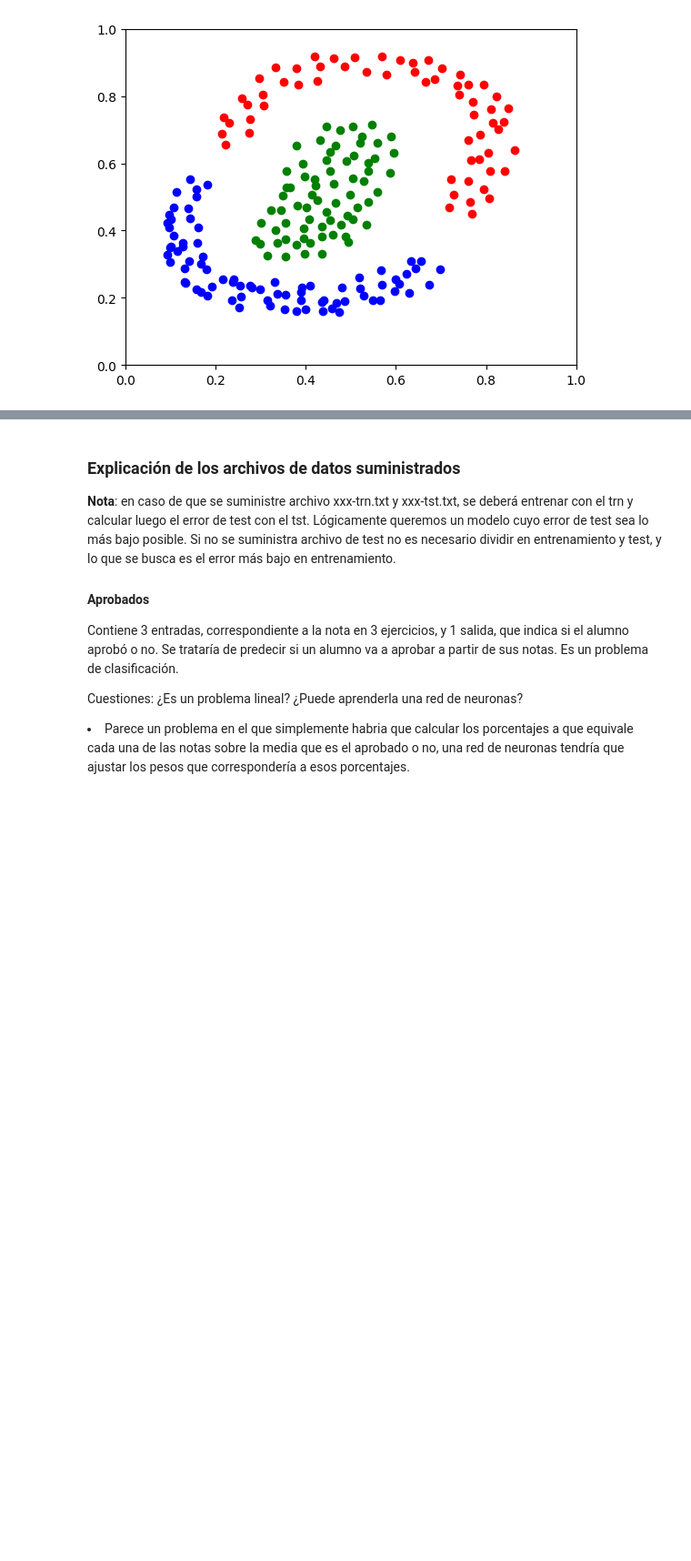
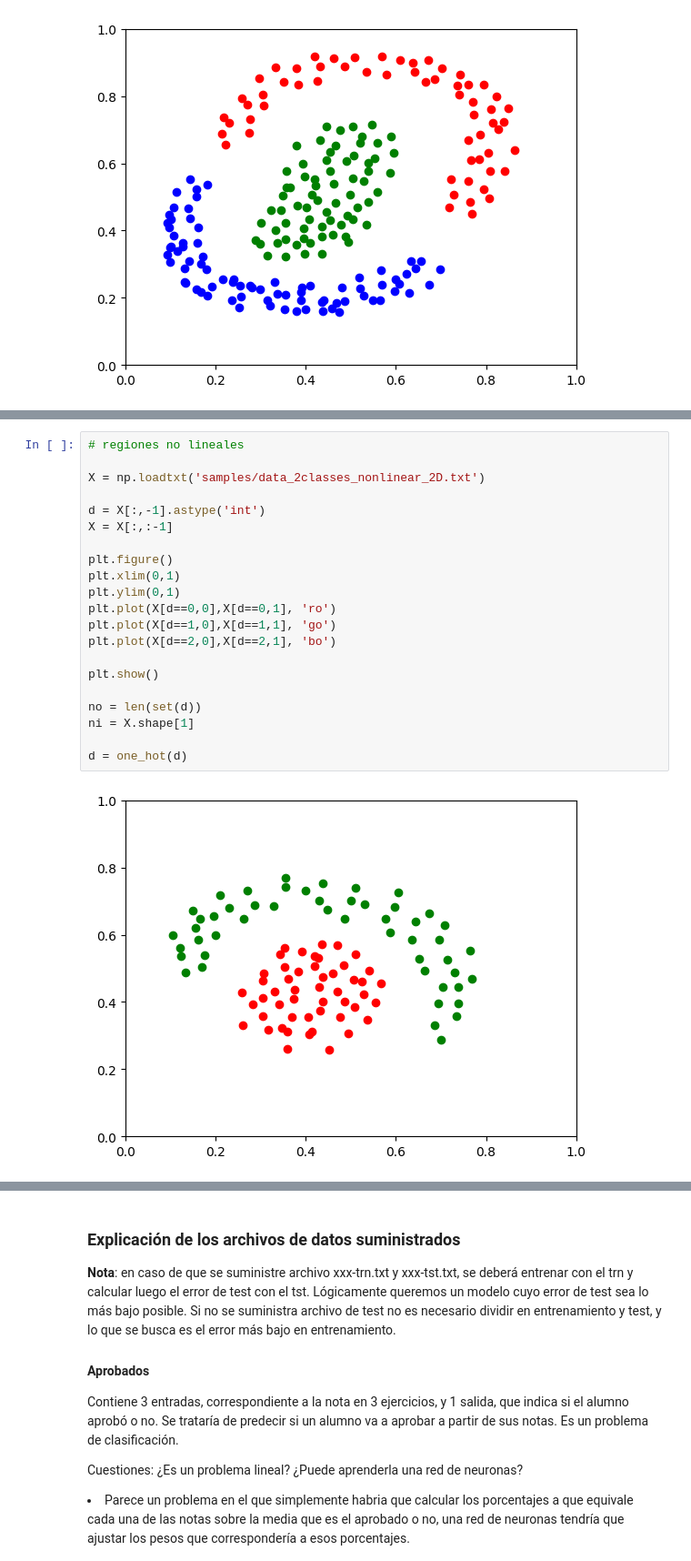
Before and after one commit to miguel-mxrxrx04/neuralnetworkfromscratch, a Jupyter notebook: Perceptrones/perceptron_alumno.ipynb, the cells around one changed output, grey strips where cells are left out. Shown at 91% size. Saved outputs shown, nothing was run; the diff lists cells and outputs as text; blank space fills up the shorter version.

```diff
--- a/Perceptrones/perceptron_alumno.ipynb
+++ b/Perceptrones/perceptron_alumno.ipynb
@@ -235,0 +336,23 @@ p = Multilayer(ni,15,no)
+# %%
+# regiones no lineales
+
+X = np.loadtxt('samples/data_2classes_nonlinear_2D.txt')
+
+d = X[:,-1].astype('int')
+X = X[:,:-1]
+
+plt.figure()
+plt.xlim(0,1)
+plt.ylim(0,1)
+plt.plot(X[d==0,0],X[d==0,1], 'ro')
+plt.plot(X[d==1,0],X[d==1,1], 'go')
+plt.plot(X[d==2,0],X[d==2,1], 'bo')
+
+plt.show()
+
+no = len(set(d))
+ni = X.shape[1]
+
+d = one_hot(d)
+# %% [output]
+[figure, added]
```
Also changed, not shown: parts of 15 cells of this notebook.
